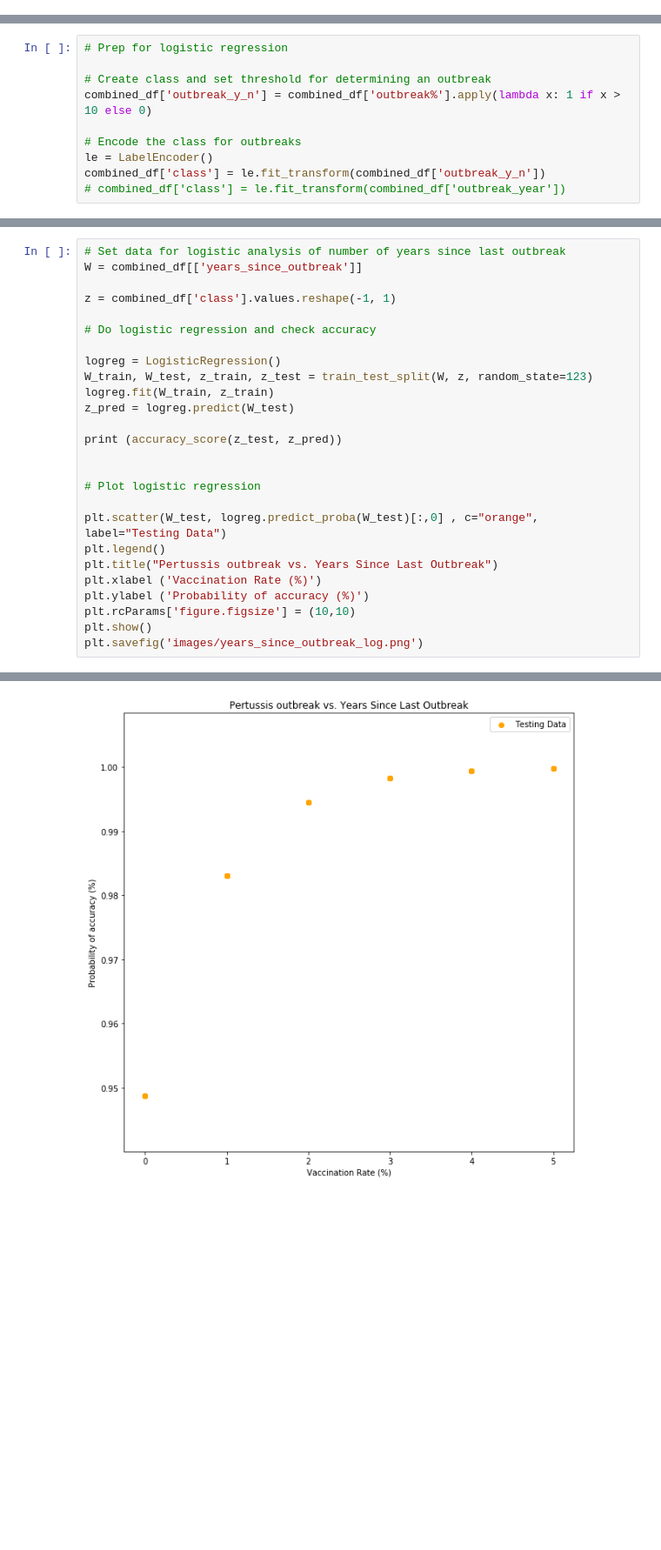
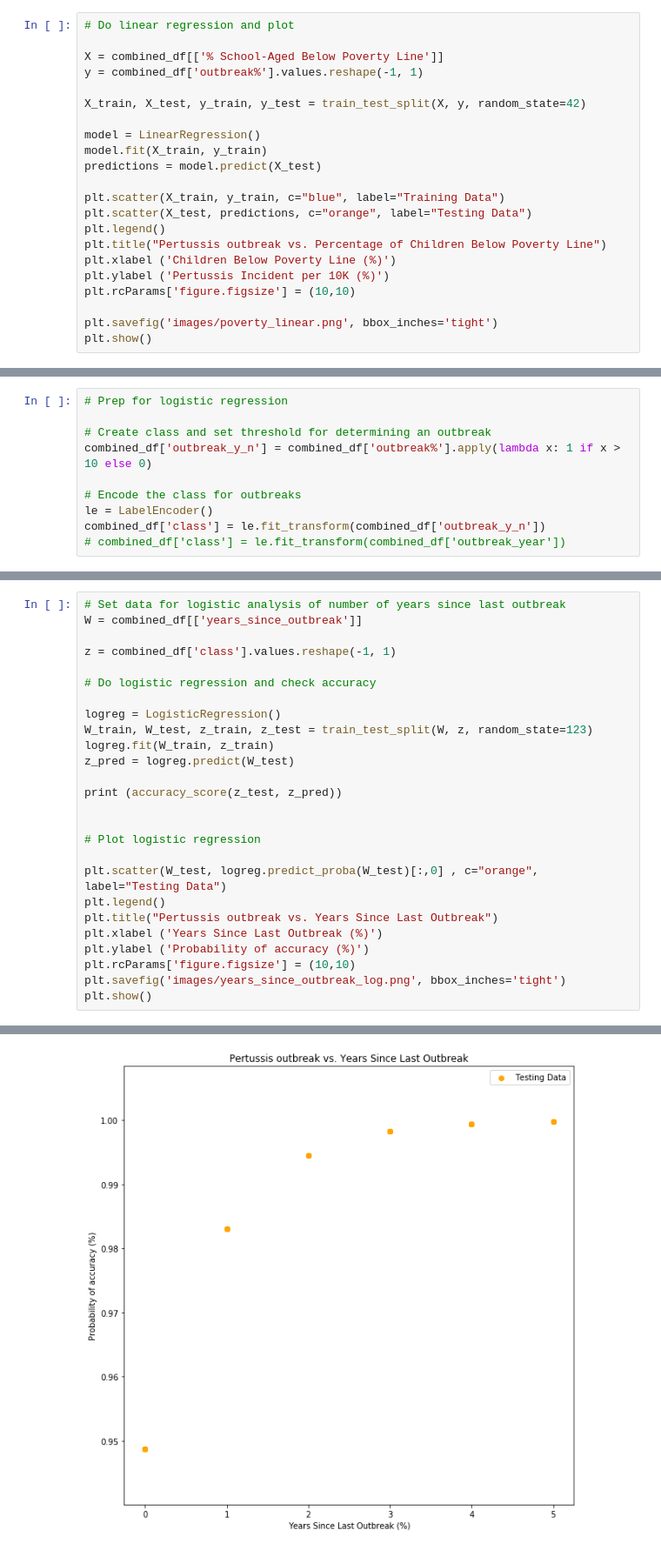
Before and after one commit to timothybarry/ML-Capstone-Project-Repo, a Jupyter notebook: Immunology Study.ipynb, the cells around one changed output, grey strips where cells are left out. Shown at 87% size. Drawn from its saved outputs; the diff is of its cells as text; blank space fills up the shorter version.

```diff
--- a/Immunology Study.ipynb
+++ b/Immunology Study.ipynb
@@ -304,0 +305,22 @@ plt.savefig('/images/foreign_linear.png')
+# %%
+# Do linear regression and plot
+
+X = combined_df[['% School-Aged Below Poverty Line']]
+y = combined_df['outbreak%'].values.reshape(-1, 1)
+
+X_train, X_test, y_train, y_test = train_test_split(X, y, random_state=42)
+
+model = LinearRegression()
+model.fit(X_train, y_train)
+predictions = model.predict(X_test)
+
+plt.scatter(X_train, y_train, c="blue", label="Training Data")
+plt.scatter(X_test, predictions, c="orange", label="Testing Data")
+plt.legend()
+plt.title("Pertussis outbreak vs. Percentage of Children Below Poverty Line")
+plt.xlabel ('Children Below Poverty Line (%)')
+plt.ylabel ('Pertussis Incident per 10K (%)')
+plt.rcParams['figure.figsize'] = (10,10)
+
+plt.savefig('images/poverty_linear.png', bbox_inches='tight')
+plt.show()
@@ -402,29 +423,29 @@ plt.savefig('images/vac_rate_log.png')
 # %%
 # Set data for logistic analysis of number of years since last outbreak
 W = combined_df[['years_since_outbreak']]
 
 z = combined_df['class'].values.reshape(-1, 1)
 
 # Do logistic regression and check accuracy
 
 logreg = LogisticRegression()
 W_train, W_test, z_train, z_test = train_test_split(W, z, random_state=123)
 logreg.fit(W_train, z_train)
 z_pred = logreg.predict(W_test)
 
 print (accuracy_score(z_test, z_pred))
 
 
 # Plot logistic regression
 
 plt.scatter(W_test, logreg.predict_proba(W_test)[:,0] , c="orange", label="Testing Data")
 plt.legend()
 plt.title("Pertussis outbreak vs. Years Since Last Outbreak")
-plt.xlabel ('Vaccination Rate (%)')
+plt.xlabel ('Years Since Last Outbreak (%)')
 plt.ylabel ('Probability of accuracy (%)')
 plt.rcParams['figure.figsize'] = (10,10)
+plt.savefig('images/years_since_outbreak_log.png', bbox_inches='tight')
 plt.show()
-plt.savefig('images/years_since_outbreak_log.png')
 # %% [output]
 0.9767441860465116
-[figure, old version]
+[figure, new version]
```
Also changed, not shown: parts of 9 cells of this notebook.
